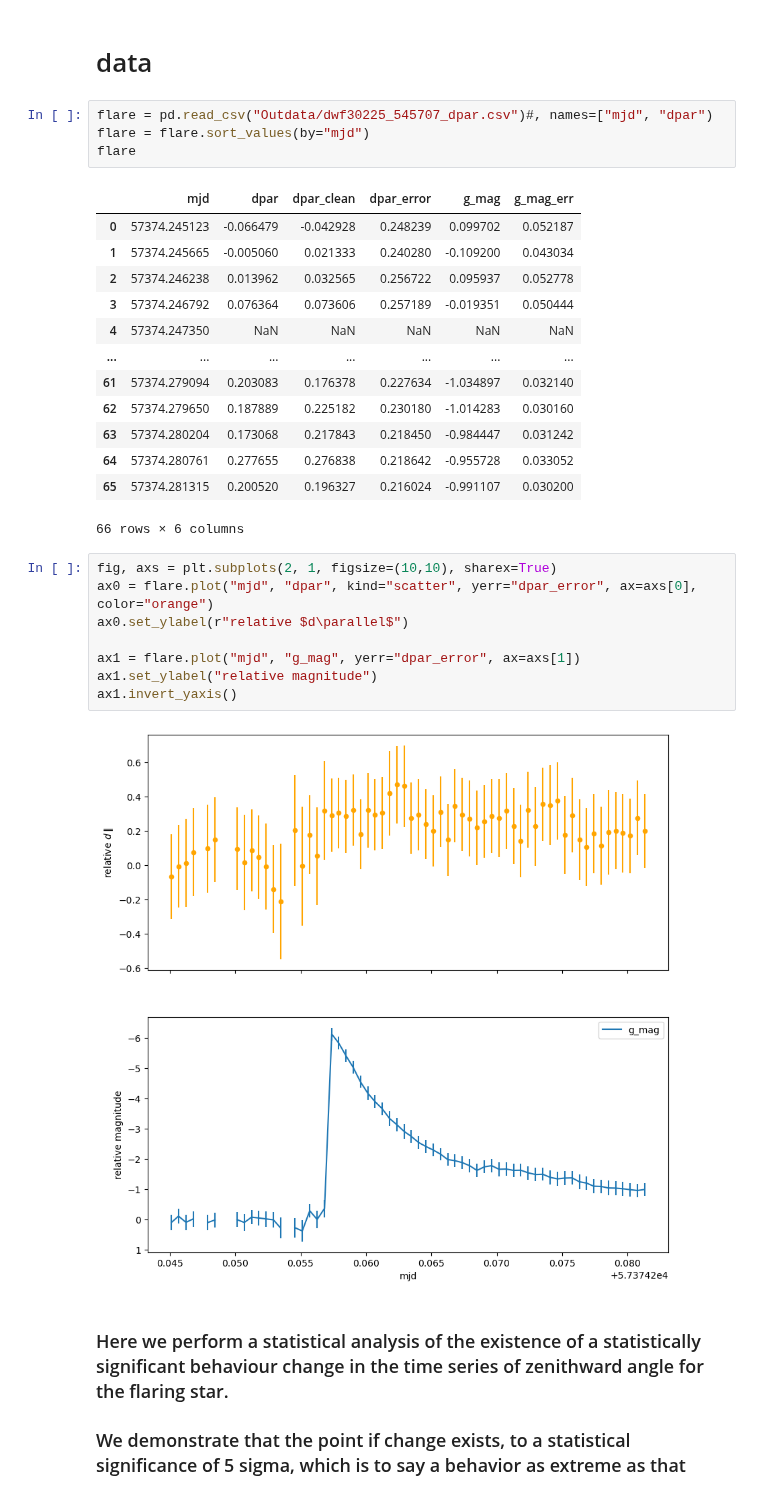
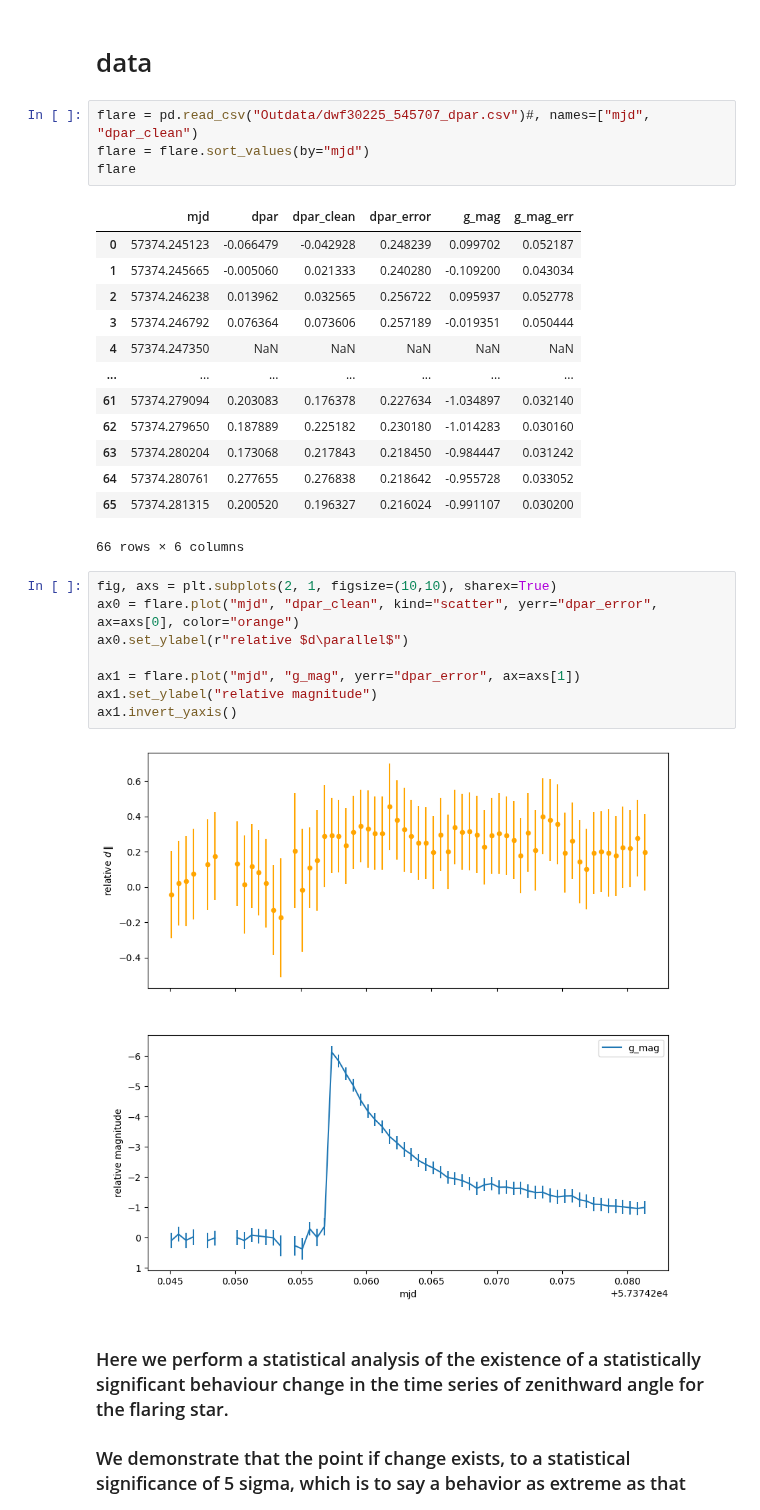
Before and after one commit to RileyWClarke/RAFTS, a Jupyter notebook: Notebooks/dwfflare_dparrStatisticalAnalysis.ipynb, the cells around one changed output. Cells and saved outputs as stored; diff of their text form.

```diff
--- a/Notebooks/dwfflare_dparrStatisticalAnalysis.ipynb
+++ b/Notebooks/dwfflare_dparrStatisticalAnalysis.ipynb
@@ -56,7 +54,7 @@ Warning: missing fits file - initializing md to zeros
 # %% [markdown]
 # data
 # %%
-flare = pd.read_csv("Outdata/dwf30225_545707_dpar.csv")#, names=["mjd", "dpar")
+flare = pd.read_csv("Outdata/dwf30225_545707_dpar.csv")#, names=["mjd", "dpar_clean")
 flare = flare.sort_values(by="mjd")
 flare
 # %% [output]
@@ -75,14 +73,14 @@ flare
 66 rows × 6 columns
 # %%
 fig, axs = plt.subplots(2, 1, figsize=(10,10), sharex=True)
-ax0 = flare.plot("mjd", "dpar", kind="scatter", yerr="dpar_error", ax=axs[0], color="orange")
+ax0 = flare.plot("mjd", "dpar_clean", kind="scatter", yerr="dpar_error", ax=axs[0], color="orange")
 ax0.set_ylabel(r"relative $d\parallel$")
 
 ax1 = flare.plot("mjd", "g_mag", yerr="dpar_error", ax=axs[1])
 ax1.set_ylabel("relative magnitude")
 ax1.invert_yaxis()
 # %% [output]
-[figure, old version]
+[figure, new version]
 # %% [markdown]
 ### Here we perform a statistical analysis of the existence of a statistically significant behaviour change in the time series of zenithward angle for the flaring star.
 
```
Also changed, not shown: parts of 17 cells of this notebook.
